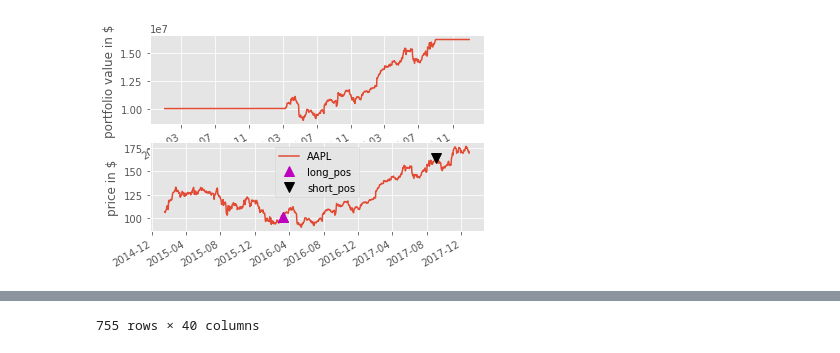
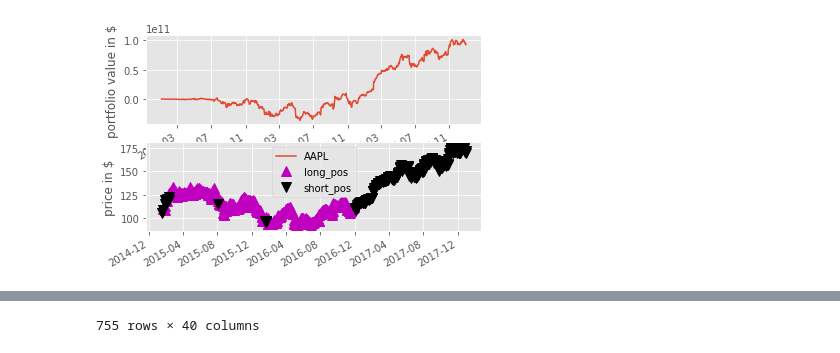
Before and after one commit to illidanlab/HighFrequencyTrading, a Jupyter notebook: code/Strategy1_Probability.ipynb, the cells around one changed output, grey strips where cells are left out. Drawn from its saved outputs; the diff is of its cells as text; code cells hidden in the pictures.

```diff
--- a/code/Strategy1_Probability.ipynb
+++ b/code/Strategy1_Probability.ipynb
@@ -6,10 +3,13 @@ The zipline extension is already loaded. To reload it, use:
 # %%
 %%zipline --start 2015-1-1 --end 2018-1-1 -o ../data/strategy1.pickle
 
-## strategy: use a pre-trained model to get probability (or confidence)
-## of your prediction,
-## then use this probability to adjust your bet sizing
-## %%zipline --start 2010-1-1 --end 2016-1-1
+## Strategy: using a pre-trained model to get the probability (or confidence)
+## of your prediction, then use this probability to adjust your bet sizing.
+## To run this strategy, you need first train a prediction model
+## by running the following notebooks (which are provided in the same folder):
+## generate_data (to load the training & testing dataset)
+## stockPredict (to train the model and save the model in ../model directory)
+## After running the above two notebooks, you can run this strategy.
 
 from zipline.api import (
     order_target,
@@ -25,18 +25,6 @@ import matplotlib.pyplot as plt
 import numpy as np
 import pickle
 
-def initializeCDF(history, num_bins=20):
-    # Use the histogram function to bin the data
-    counts, bin_edges = np.histogram(history, bins=num_bins, normed=True)
-    # Now find the cdf
-    cdf = np.cumsum(counts)
-    bin_edges=bin_edges[1:]
-    return bin_edges, cdf
-
-def getCDF(price, bin_edges, cdf):
-    cdfs = [cdf[i] for i, b in enumerate(bin_edges) if price < b ]
-    return 1 if len(cdfs) == 0 else cdfs[0]
-
 
 def initialize(context):
     context.i = 0
@@ -50,8 +38,7 @@ def initialize(context):
     context.mode = 'test'
 
     with open(context.model_file, 'rb') as f:
-        context.model = pickle.load(f)
-
+        context.model, context.pre_days, context.after_days = pickle.load(f)
 
     schedule_function(rebalance, date_rules.every_day(), time_rules.market_open())
 
@@ -62,7 +49,7 @@ def rebalance(context, data):
         return
     if context.mode == 'test':
         price = data.current(context.asset, 'price')
-        window = data.history(context.asset, 'price', bar_count=7, frequency="1d")
+        window = data.history(context.asset, 'price', bar_count=context.after_days, frequency="1d")
 
         prob = context.model.predict_proba([window])[0]
         # get predicted label:
@@ -71,17 +58,23 @@ def rebalance(context, data):
 
         # get p[x=1]: the probability that price will go up
         p_x = prob[-1]
+        #print(p_x)
+        epsilon = 1e-5
+        #try:
+        z = (p_x - 1.0/3) / np.sqrt( (p_x + epsilon) * (1 - p_x - epsilon))
+        m = 2 * z - 1 # m is ranged in [-1, 1]
+        #except:
+            #m = 0
 
-        z = (p_x - 1.0/3) / np.sqrt(p_x * (1 - p_x))
-        m = 2 * z - 1
-        #print(Ypredict)
+        '''
         if Ypredict < 0:
             order_target_percent(context.asset, 0)
 
         if Ypredict > 0:
-            #print('positive')
             order_target_percent(context.asset, 1)
-
+        '''
+        if abs(m) > 0.5:
+            order_target_percent(context.asset, m)
         # Save values for later inspection
         record( AAPL=data.current(context.asset, 'price'),
                short_pos=price,
@@ -97,7 +90,6 @@ def analyze(context, perf):
 
     ax2 = fig.add_subplot(212)
     perf['AAPL'].plot(ax=ax2)
-    #perf[['short_pos', 'long_pos']].plot(ax=ax2)
 
     perf_trans = perf.ix[[t != [] for t in perf.transactions]]
     buys = perf_trans.ix[
@@ -120,4 +127,4 @@ DatetimeIndex(['2017-09-01 20:00:00+00:00'], dtype='datetime64[ns, UTC]', freq=N
-[figure, old version]
+[figure, new version]
 |  | AAPL | algo_volatility | algorithm_period_return | alpha | benchmark_period_return | benchmark_volatility | ... |
 | 2015-01-02 21:00:00+00:00 | NaN | NaN | 0.000000 | NaN | -0.000535 | NaN | ... |
 | 2015-01-05 21:00:00+00:00 | NaN | 0.000000 | 0.000000 | 0.000000 | -0.018585 | 0.196720 | ... |
```
Also changed, not shown: parts of 3 cells of this notebook, 6 other files.
